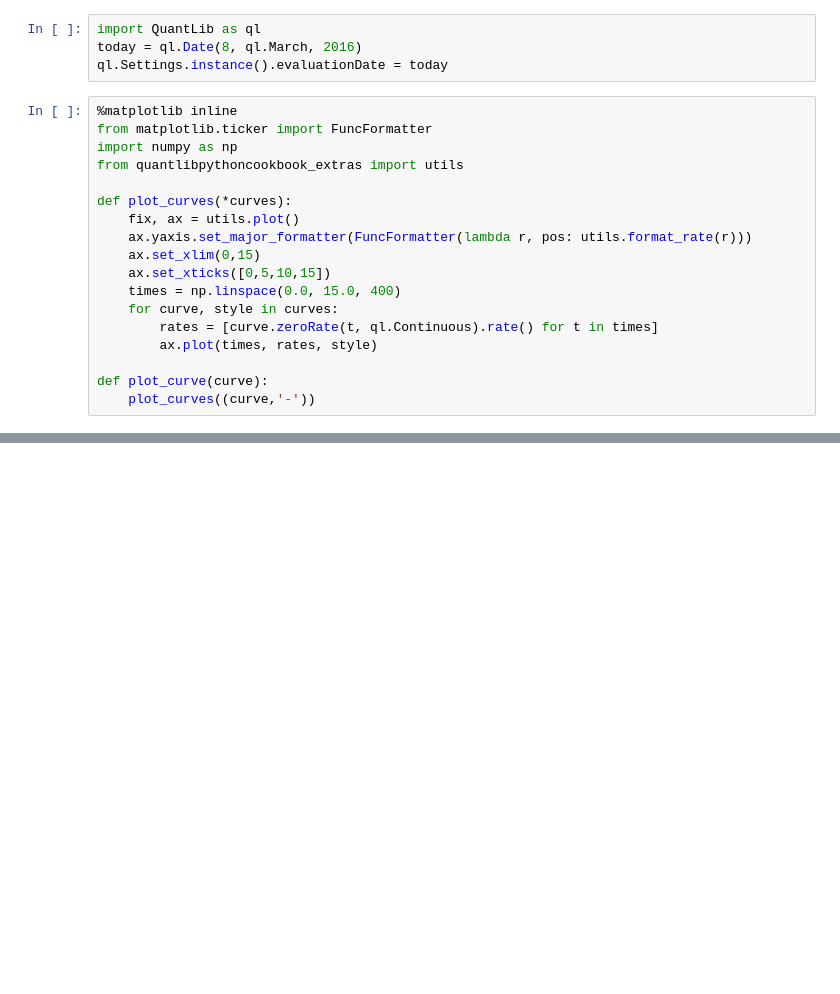
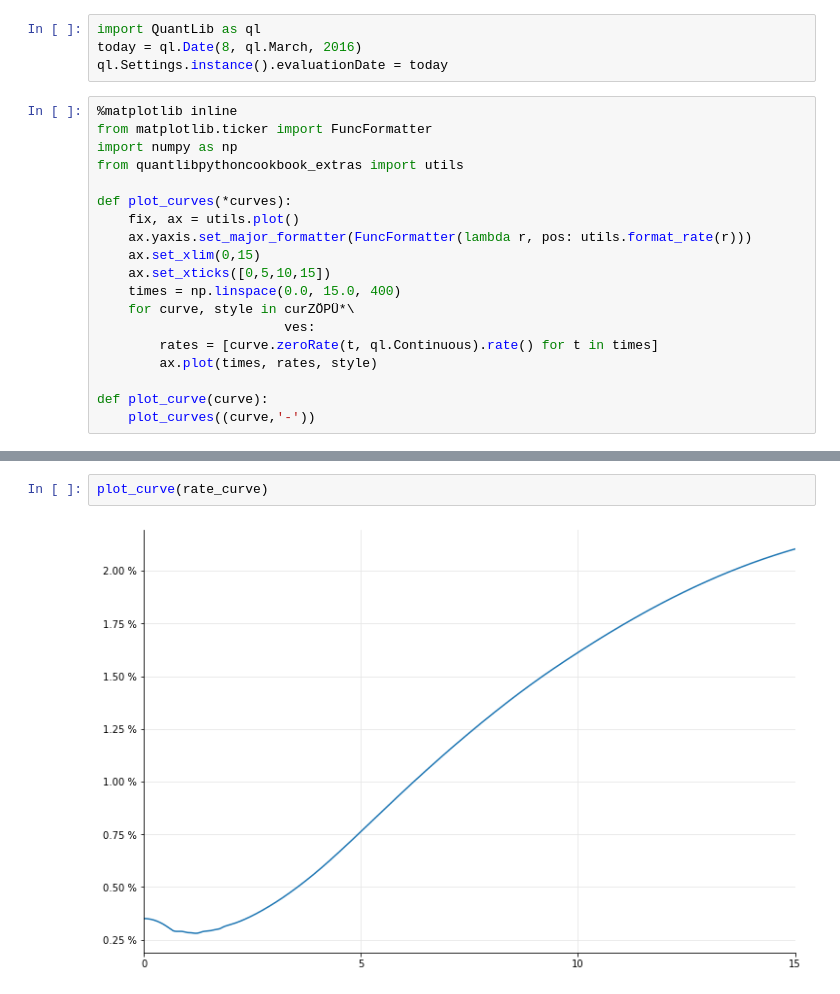
Before and after one commit to ahoecherl/SA_CCR_Allocation, a Jupyter notebook: Exploring Quantlib/Interest-rate sensitivities via zero spread.ipynb, the cells around one changed output, grey strips where cells are left out. Cells and saved outputs as stored; diff of their text form; blank space fills up the shorter version.

```diff
--- a/Exploring Quantlib/Interest-rate sensitivities via zero spread.ipynb
+++ b/Exploring Quantlib/Interest-rate sensitivities via zero spread.ipynb
@@ -14,7 +14,8 @@ def plot_curves(*curves):
     ax.set_xlim(0,15)
     ax.set_xticks([0,5,10,15])
     times = np.linspace(0.0, 15.0, 400)
-    for curve, style in curves:
+    for curve, style in curZÖPÜ*\
+                        ves:
         rates = [curve.zeroRate(t, ql.Continuous).rate() for t in times]
         ax.plot(times, rates, style)
 
@@ -51,0 +57,4 @@ for rate, tenor in [(0.424, 3), (0.576, 4), (0.762, 5), (0.954, 6),
+# %%
+plot_curve(rate_curve)
+# %% [output]
+[figure, added]
```
Also changed, not shown: parts of 11 cells of this notebook, 11 other files.
